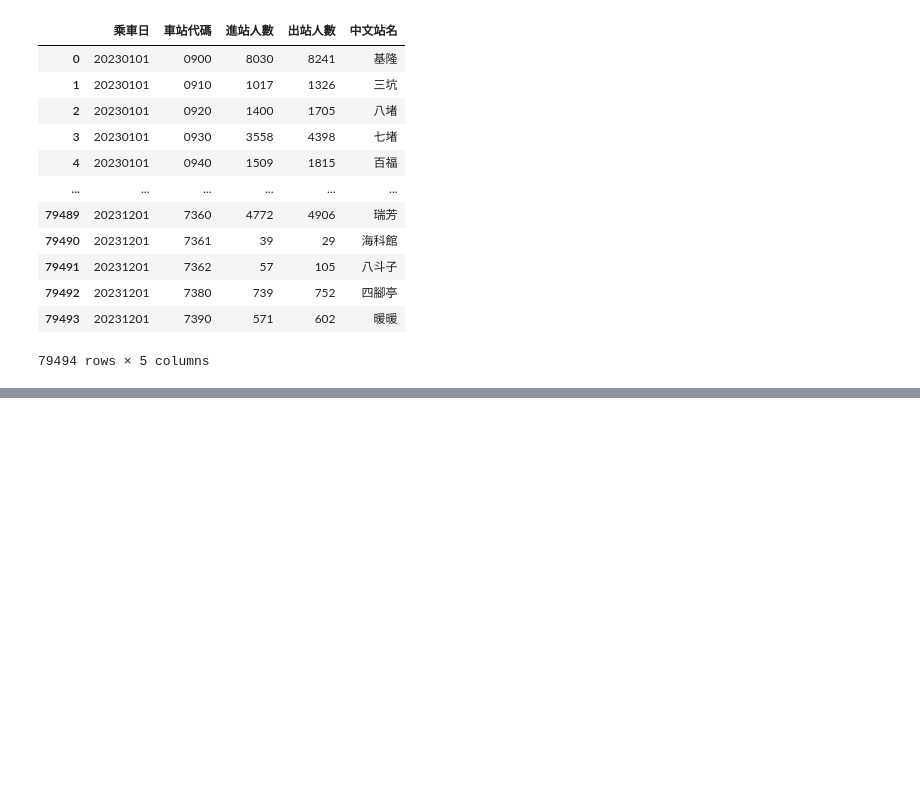
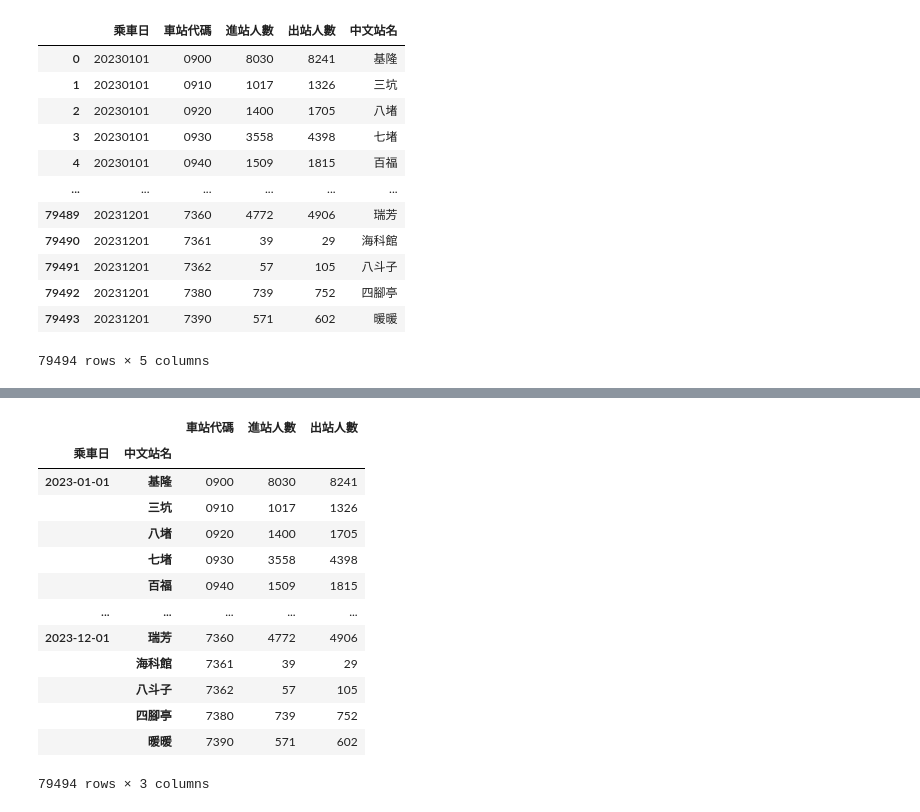
Before and after one commit to c22243686/2023_07_25_2_4, a Jupyter notebook: lesson21_4.ipynb, the cells around one changed output, grey strips where cells are left out. Saved outputs shown, nothing was run; the diff lists cells and outputs as text; code cells hidden in the pictures; blank space fills up the shorter version.

```diff
--- a/lesson21_4.ipynb
+++ b/lesson21_4.ipynb
@@ -105,0 +121,3 @@ dataFrame1
+# %%
+dataFrame1['進站人數'] = dataFrame1['進站人數'].astype(int)
+dataFrame1['出站人數'] = dataFrame1['出站人數'].astype(int)
@@ -105,0 +139,2 @@ dataFrame1
+# %%
+dataFrame1['乘車日'] = pd.to_datetime(dataFrame1['乘車日'])
@@ -105,0 +156,18 @@ dataFrame1
+# %%
+dataFrame2=dataFrame1.set_index(keys=['乘車日','中文站名'])
+dataFrame2
+# %% [output]
+|  |  | 車站代碼 | 進站人數 | 出站人數 |
+| 乘車日 | 中文站名 |  |  |  |
+| 2023-01-01 | 基隆 | 0900 | 8030 | 8241 |
+|  | 三坑 | 0910 | 1017 | 1326 |
+|  | 八堵 | 0920 | 1400 | 1705 |
+|  | 七堵 | 0930 | 3558 | 4398 |
+|  | 百福 | 0940 | 1509 | 1815 |
+| ... | ... | ... | ... | ... |
+| 2023-12-01 | 瑞芳 | 7360 | 4772 | 4906 |
+|  | 海科館 | 7361 | 39 | 29 |
+|  | 八斗子 | 7362 | 57 | 105 |
+|  | 四腳亭 | 7380 | 739 | 752 |
+|  | 暖暖 | 7390 | 571 | 602 |
+79494 rows × 3 columns
```
Also changed, not shown: parts of 5 cells of this notebook.
